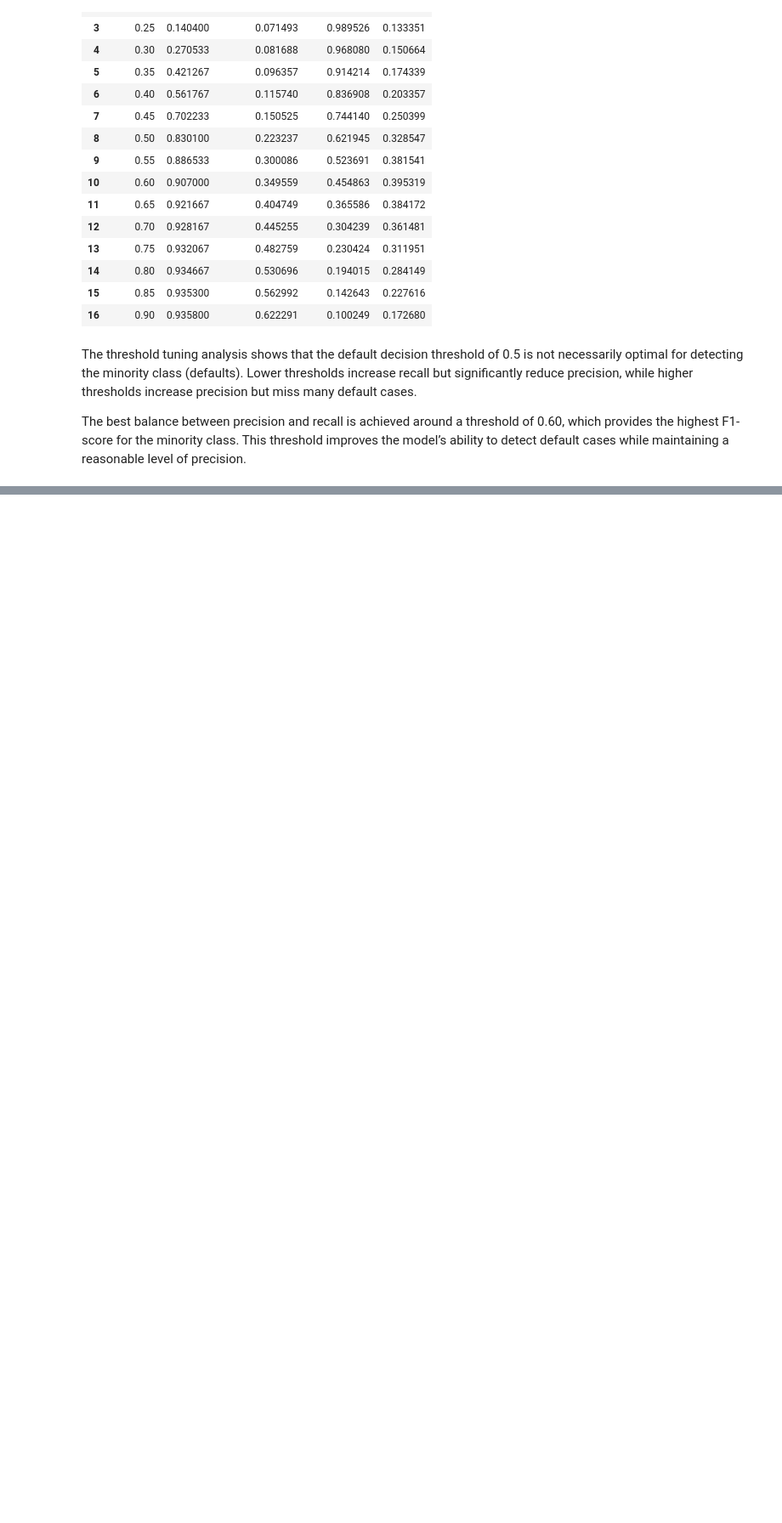
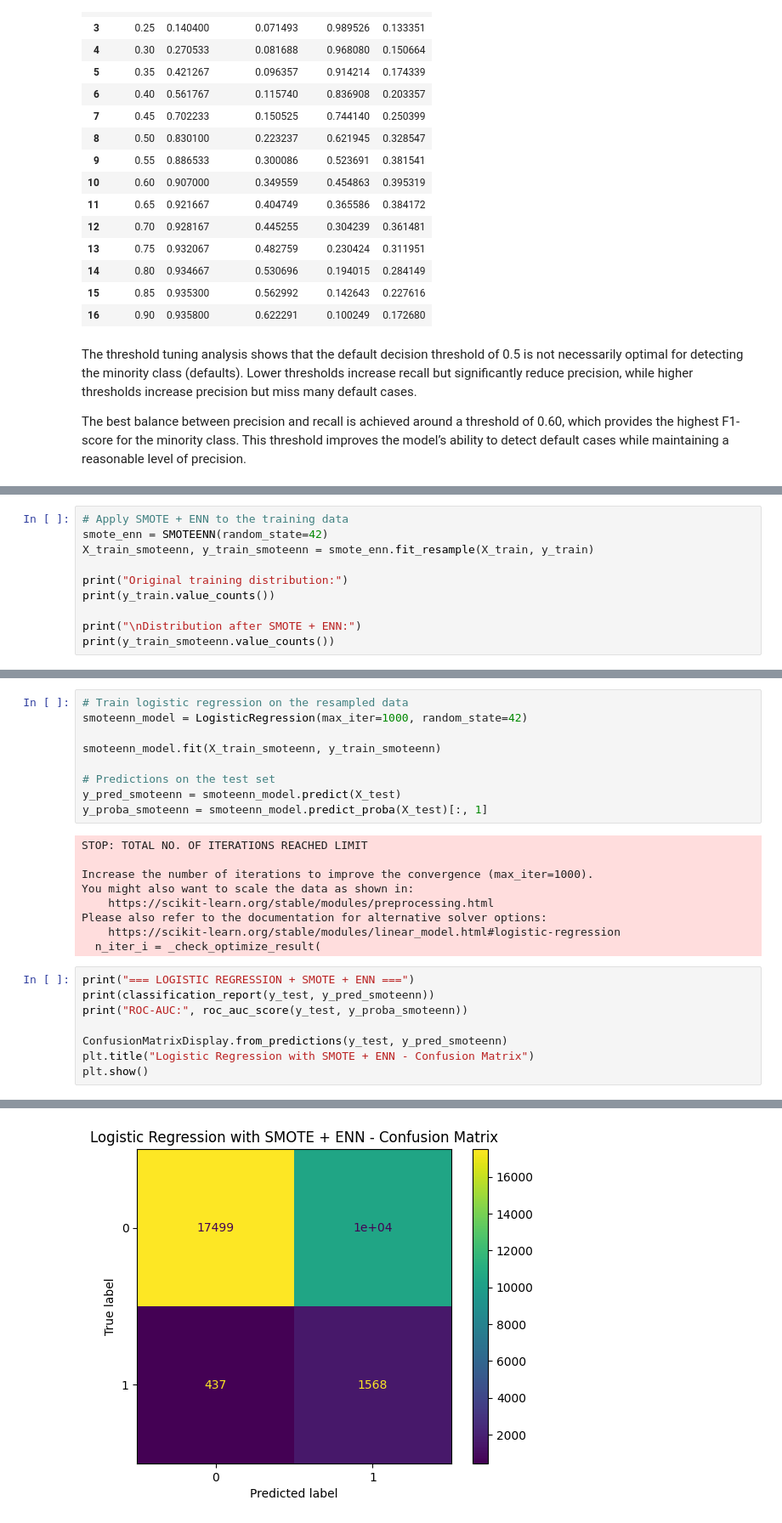
Before and after one commit to anneayensa/Advanced-Machine-Learning, a Jupyter notebook: analysis.ipynb, the cells around one changed output, grey strips where cells are left out. Shown at 85% size. Cells and saved outputs as stored; diff of their text form; blank space fills up the shorter version.

Commit message:
smoteyenns

```diff
--- a/analysis.ipynb
+++ b/analysis.ipynb
@@ -399,0 +405,10 @@ The best balance between precision and recall is achieved around a threshold of
+# %%
+# Apply SMOTE + ENN to the training data
+smote_enn = SMOTEENN(random_state=42)
+X_train_smoteenn, y_train_smoteenn = smote_enn.fit_resample(X_train, y_train)
+
+print("Original training distribution:")
+print(y_train.value_counts())
+
+print("\nDistribution after SMOTE + ENN:")
+print(y_train_smoteenn.value_counts())
@@ -399,0 +429,27 @@ The best balance between precision and recall is achieved around a threshold of
+# %%
+# Train logistic regression on the resampled data
+smoteenn_model = LogisticRegression(max_iter=1000, random_state=42)
+
+smoteenn_model.fit(X_train_smoteenn, y_train_smoteenn)
+
+# Predictions on the test set
+y_pred_smoteenn = smoteenn_model.predict(X_test)
+y_proba_smoteenn = smoteenn_model.predict_proba(X_test)[:, 1]
+# %% [output]
+STOP: TOTAL NO. OF ITERATIONS REACHED LIMIT
+
+Increase the number of iterations to improve the convergence (max_iter=1000).
+You might also want to scale the data as shown in:
+    https://scikit-learn.org/stable/modules/preprocessing.html
+Please also refer to the documentation for alternative solver options:
+    https://scikit-learn.org/stable/modules/linear_model.html#logistic-regression
+  n_iter_i = _check_optimize_result(
+# %%
+print("=== LOGISTIC REGRESSION + SMOTE + ENN ===")
+print(classification_report(y_test, y_pred_smoteenn))
+print("ROC-AUC:", roc_auc_score(y_test, y_proba_smoteenn))
+
+ConfusionMatrixDisplay.from_predictions(y_test, y_pred_smoteenn)
+plt.title("Logistic Regression with SMOTE + ENN - Confusion Matrix")
+plt.show()
+# %% [output]
@@ -399,0 +467 @@ The best balance between precision and recall is achieved around a threshold of
+[figure, added]
```
Also changed, not shown: parts of 9 cells of this notebook.
